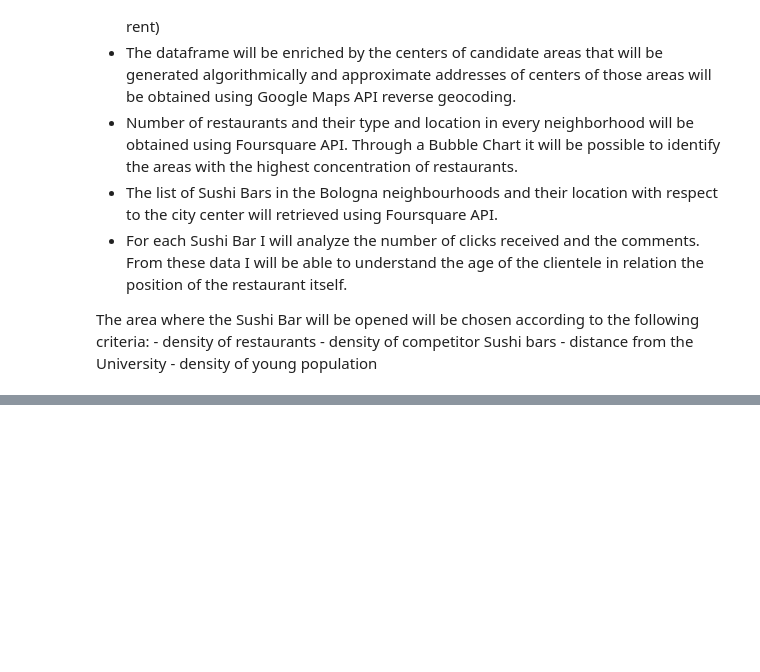
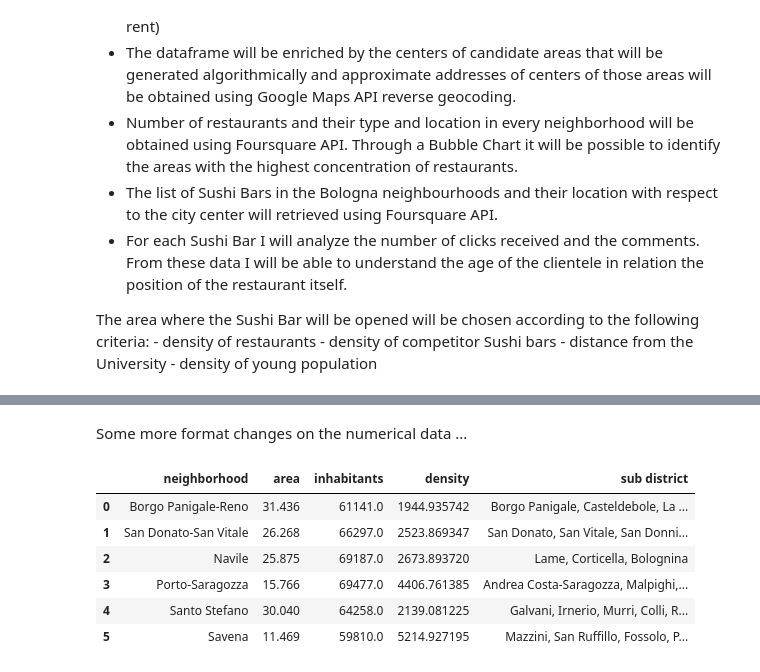
Before and after one commit to fabioantonini/Applied-Data-Science-Coursera-Capstone, a Jupyter notebook: Applied Data Science Capstone.ipynb, the cells around one changed output, grey strips where cells are left out. Saved outputs shown, nothing was run; the diff lists cells and outputs as text; code cells hidden in the pictures; blank space fills up the shorter version.

```diff
--- a/Applied Data Science Capstone.ipynb
+++ b/Applied Data Science Capstone.ipynb
@@ -38,0 +103,15 @@ The area where the Sushi Bar will be opened will be chosen according to the foll
+# %% [markdown]
+Some more format changes on the numerical data ...
+# %%
+bologna_df['area'] = bologna_df['area']/1000
+bologna_df['inhabitants'] = bologna_df['inhabitants'] * 1000
+bologna_df['density'] = bologna_df['inhabitants']/bologna_df['area']
+bologna_df.head(10)
+# %% [output]
+|  | neighborhood | area | inhabitants | density | sub district |
+| 0 | Borgo Panigale-Reno | 31.436 | 61141.0 | 1944.935742 | Borgo Panigale, Casteldebole, La ... |
+| 1 | San Donato-San Vitale | 26.268 | 66297.0 | 2523.869347 | San Donato, San Vitale, San Donni... |
+| 2 | Navile | 25.875 | 69187.0 | 2673.893720 | Lame, Corticella, Bolognina |
+| 3 | Porto-Saragozza | 15.766 | 69477.0 | 4406.761385 | Andrea Costa-Saragozza, Malpighi,... |
+| 4 | Santo Stefano | 30.040 | 64258.0 | 2139.081225 | Galvani, Irnerio, Murri, Colli, R... |
+| 5 | Savena | 11.469 | 59810.0 | 5214.927195 | Mazzini, San Ruffillo, Fossolo, P... |
```
Also changed, not shown: parts of 23 cells of this notebook.
